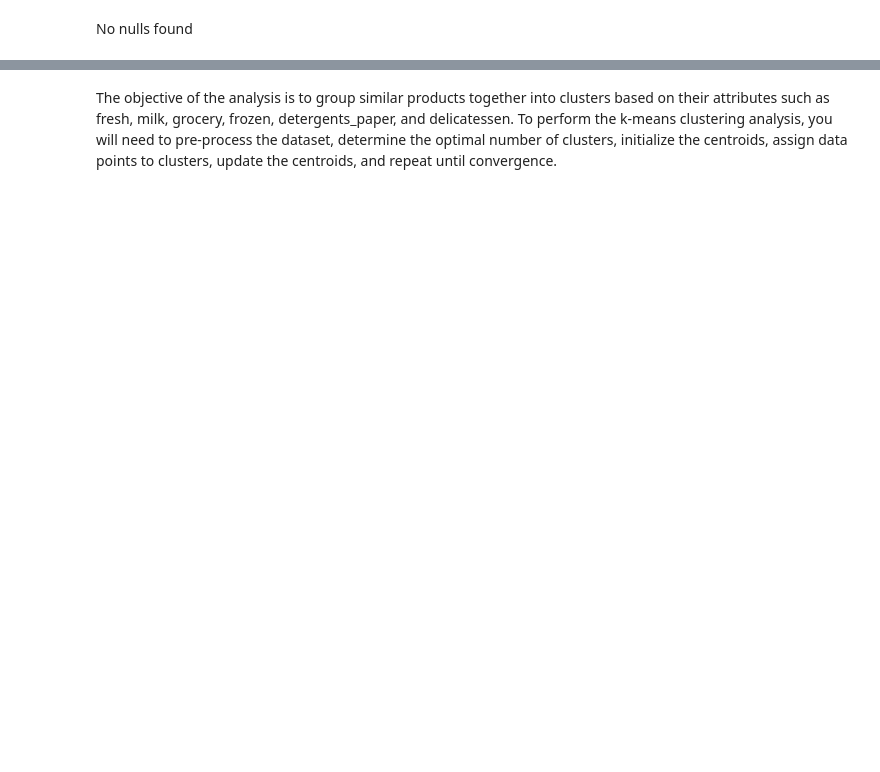
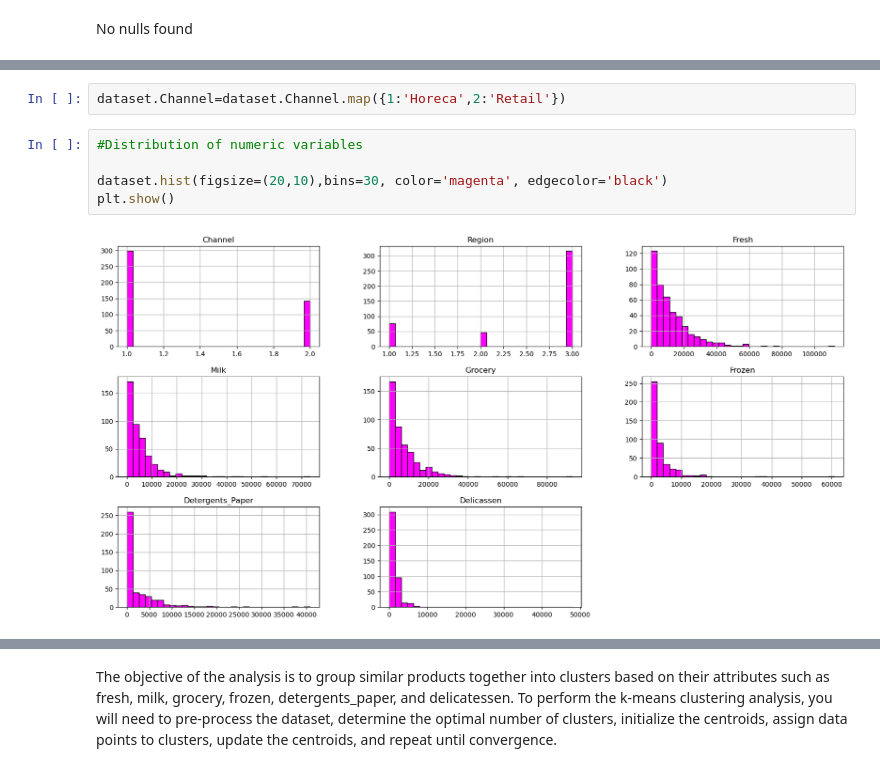
Before and after one commit to oyebolakolapo/ML_Project_Unsupervised_Learning, a Jupyter notebook: Unsupervised Learning - Project.ipynb, the cells around one changed output, grey strips where cells are left out. Drawn from its saved outputs; the diff is of its cells as text; blank space fills up the shorter version.

```diff
--- a/Unsupervised Learning - Project.ipynb
+++ b/Unsupervised Learning - Project.ipynb
@@ -102,0 +178,9 @@ No nulls found
+# %%
+dataset.Channel=dataset.Channel.map({1:'Horeca',2:'Retail'})
+# %%
+#Distribution of numeric variables
+
+dataset.hist(figsize=(20,10),bins=30, color='magenta', edgecolor='black')
+plt.show()
+# %% [output]
+[figure, added]
```
Also changed, not shown: parts of 77 cells of this notebook.
